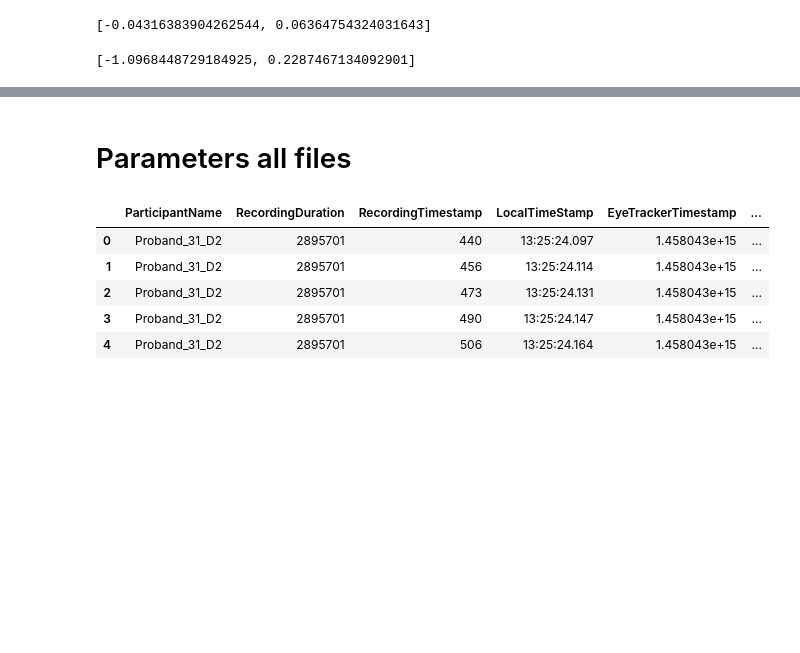
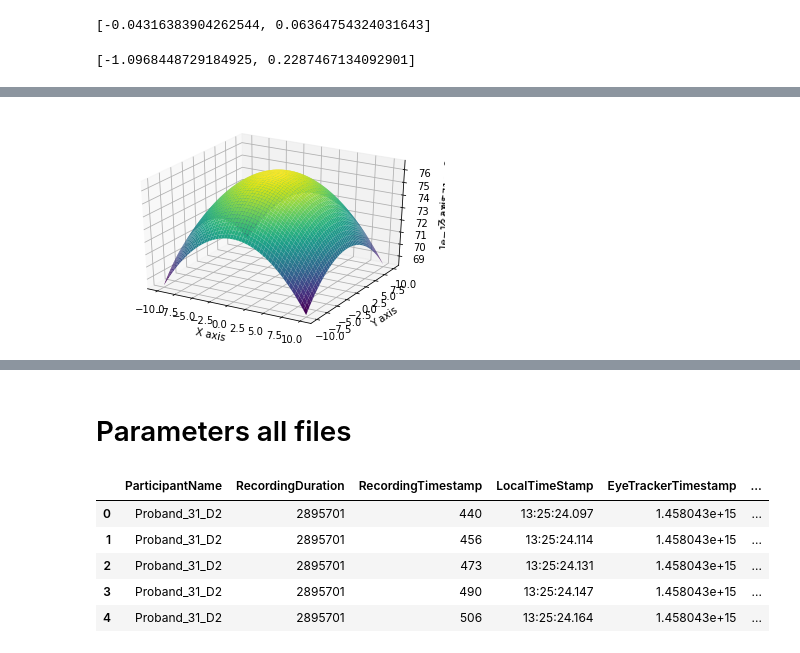
Before and after one commit to GazeProject05/PythonCode, a Jupyter notebook: Code/Multivariate Normal Distribution.ipynb, the cells around one changed output, grey strips where cells are left out. Saved outputs shown, nothing was run; the diff lists cells and outputs as text; code cells hidden in the pictures; blank space fills up the shorter version.

```diff
--- a/Code/Multivariate Normal Distribution.ipynb
+++ b/Code/Multivariate Normal Distribution.ipynb
@@ -158,3 +757,32 @@ display(mediaViewMeanVector)
+# %%
+import numpy as np
+import matplotlib.pyplot as plt
+from matplotlib.mlab import bivariate_normal
+from mpl_toolkits.mplot3d import Axes3D
+
+#Parameters to set
+mu_x = meanx
+sigma_x = 1919
+
+mu_y = meany
+sigma_y = 2322
+
+#Create grid and multivariate normal
+x = np.linspace(-10,10,500)
+y = np.linspace(-10,10,500)
+X, Y = np.meshgrid(x,y)
+Z = bivariate_normal(X,Y,sigma_x,sigma_y,mu_x,mu_y)
+
+#Make a 3D plot
+fig = plt.figure()
+ax = fig.gca(projection='3d')
+ax.plot_surface(X, Y, Z,cmap='viridis',linewidth=0)
+ax.set_xlabel('X axis')
+ax.set_ylabel('Y axis')
+ax.set_zlabel('Z axis')
+plt.show()
+# %% [output]
+[figure, added]
 # %%
 readingPassData = readingData[['GazePointX (MCSpx)','GazePointY (MCSpx)']]
 skimmingPassData = skimmingData[['GazePointX (MCSpx)','GazePointY (MCSpx)']]
```
Also changed, not shown: parts of 64 cells of this notebook.
